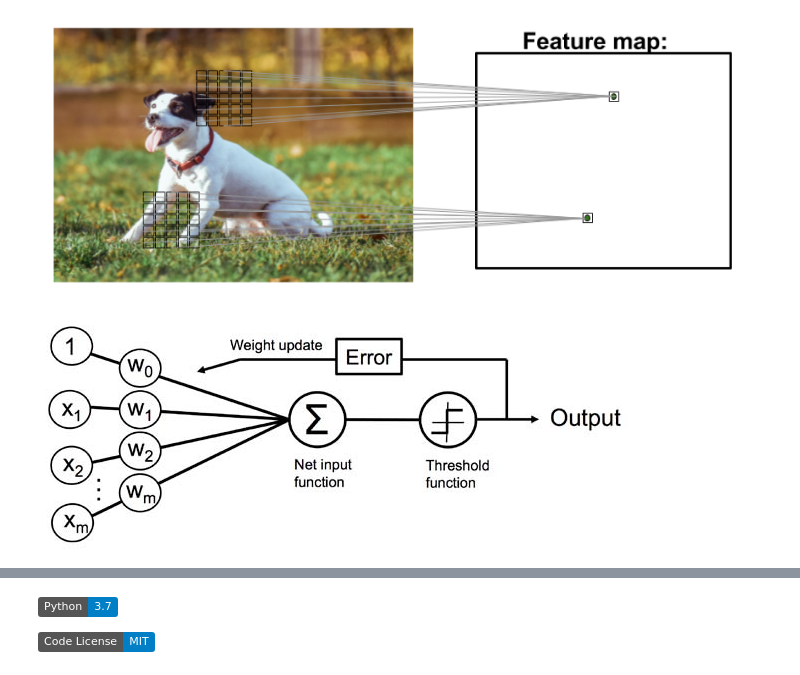
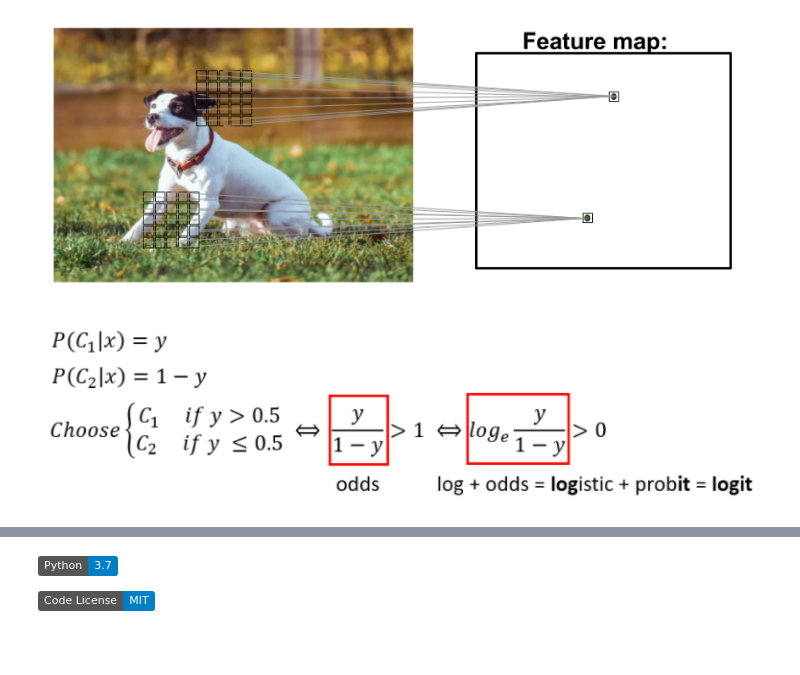
Before and after one commit to blee8/MyNotebook, a Jupyter notebook: readme.ipynb, the cells around one changed output, grey strips where cells are left out. Cells and saved outputs as stored; diff of their text form; code cells hidden in the pictures; badges without logos; blank space fills up the shorter version.

Commit message:
Colaboratory를 통해 생성됨

```diff
--- a/readme.ipynb
+++ b/readme.ipynb
@@ -23,9 +23,9 @@ Image(filename='/content/drive/My Drive/Colab Notebooks/MyNotebook/img/15_01.png
 # %% [output]
 [figure]
 # %%
-Image(filename='img/odds.png')
+Image(filename='/content/drive/My Drive/Colab Notebooks/MyNotebook/img/odds.PNG')
 # %% [output]
-[figure, old version]
+[figure, new version]
 # %% [markdown]
 ![image100](https://github.com/blee8/MyNotebook/blob/master/img/100.jpg?raw=1)
 # %% [markdown]
```
